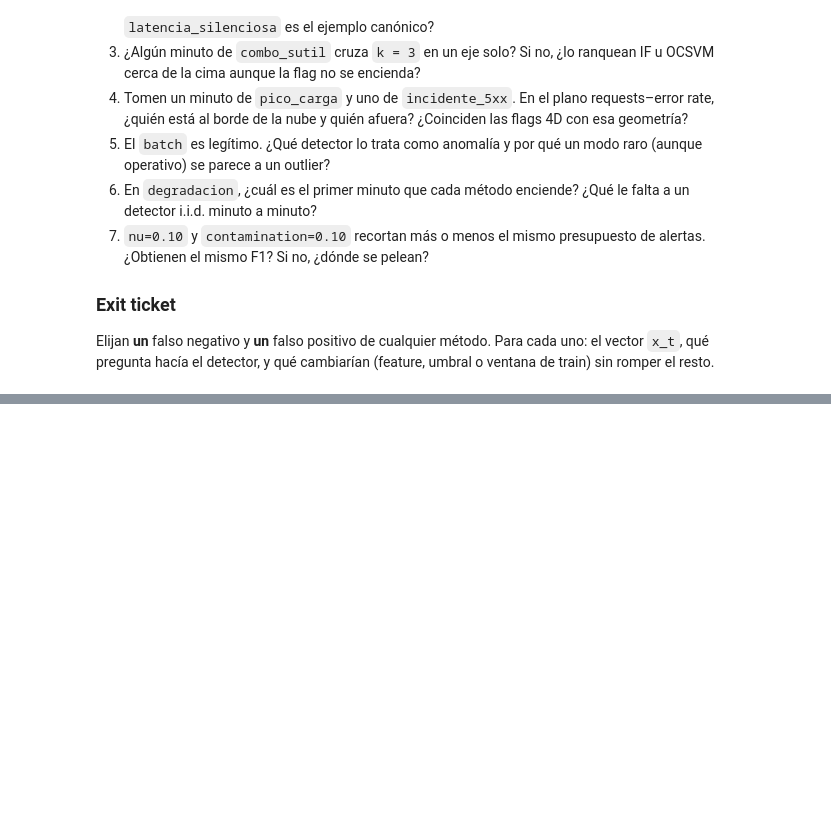
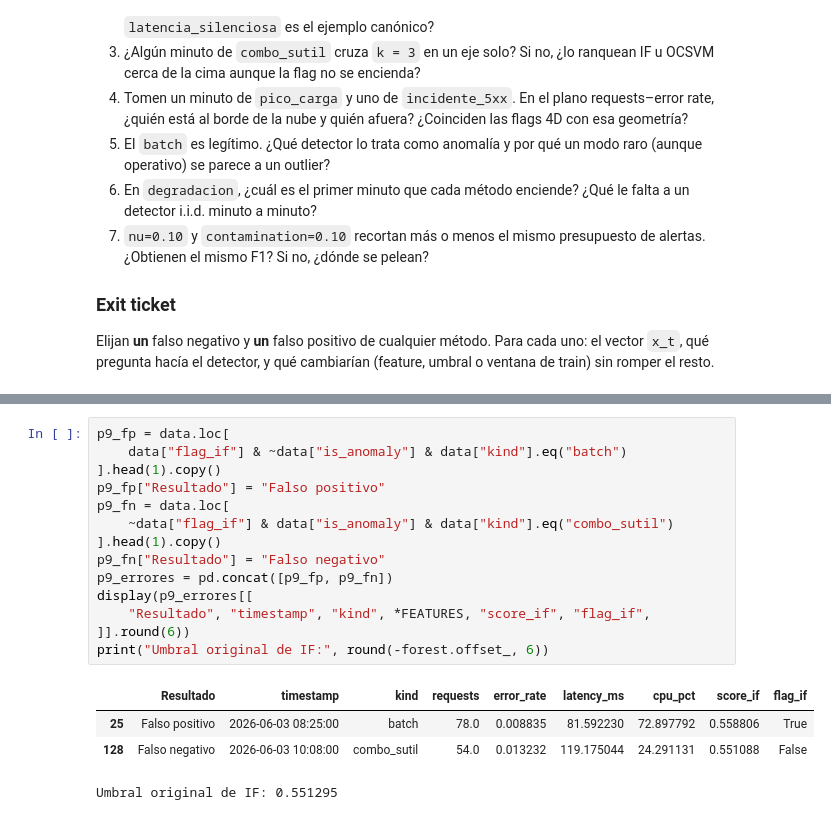
Before and after one commit to federicokatz/AIOps-Obligatorio, a Jupyter notebook: Implementacion K8S/Codigo/anomaly-detection/comparacion_detectores_obligatorio.ipynb, the cells around one changed output, grey strips where cells are left out. Drawn from its saved outputs; the diff is of its cells as text; blank space fills up the shorter version.

```diff
--- a/Implementacion K8S/Codigo/anomaly-detection/comparacion_detectores_obligatorio.ipynb
+++ b/Implementacion K8S/Codigo/anomaly-detection/comparacion_detectores_obligatorio.ipynb
@@ -587,0 +686,19 @@ Elijan **un** falso negativo y **un** falso positivo de cualquier método. Para
+# %%
+p9_fp = data.loc[
+    data["flag_if"] & ~data["is_anomaly"] & data["kind"].eq("batch")
+].head(1).copy()
+p9_fp["Resultado"] = "Falso positivo"
+p9_fn = data.loc[
+    ~data["flag_if"] & data["is_anomaly"] & data["kind"].eq("combo_sutil")
+].head(1).copy()
+p9_fn["Resultado"] = "Falso negativo"
+p9_errores = pd.concat([p9_fp, p9_fn])
+display(p9_errores[[
+    "Resultado", "timestamp", "kind", *FEATURES, "score_if", "flag_if",
+]].round(6))
+print("Umbral original de IF:", round(-forest.offset_, 6))
+# %% [output]
+|  | Resultado | timestamp | kind | requests | error_rate | latency_ms | cpu_pct | score_if | flag_if |
+| 25 | Falso positivo | 2026-06-03 08:25:00 | batch | 78.0 | 0.008835 | 81.592230 | 72.897792 | 0.558806 | True |
+| 128 | Falso negativo | 2026-06-03 10:08:00 | combo_sutil | 54.0 | 0.013232 | 119.175044 | 24.291131 | 0.551088 | False |
+Umbral original de IF: 0.551295
```
Also changed, not shown: parts of 10 cells of this notebook, 1 other file.
